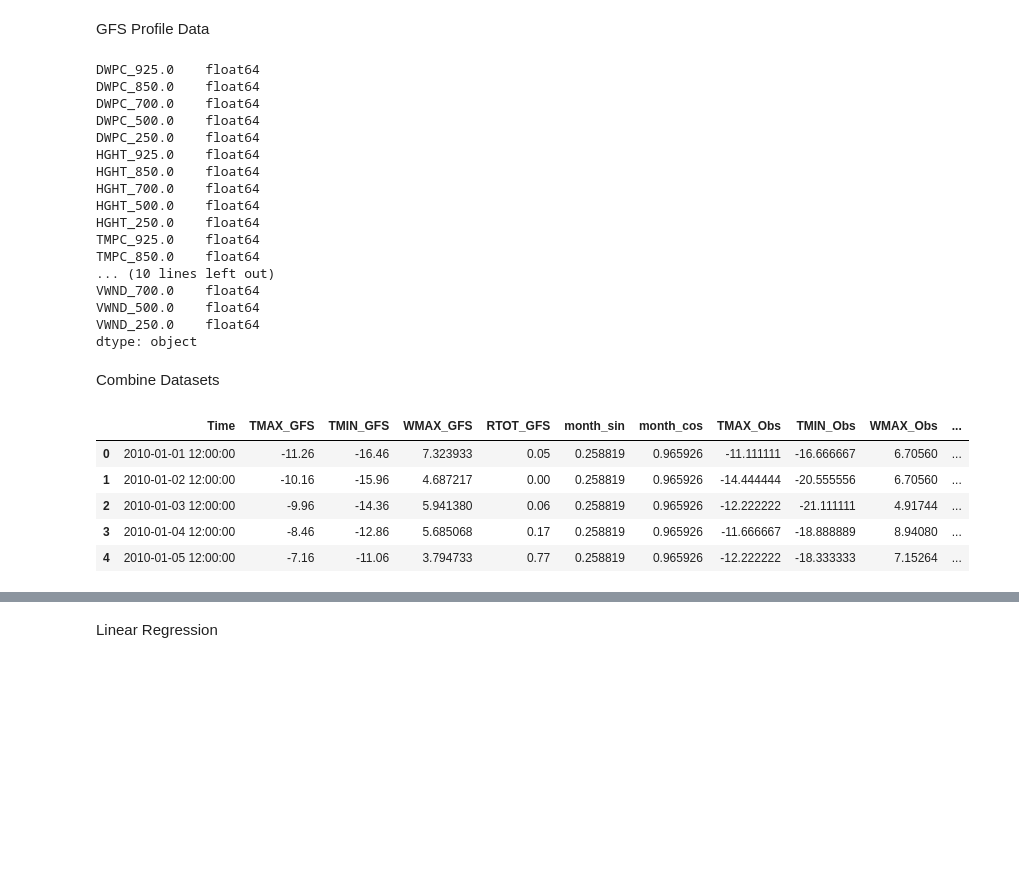
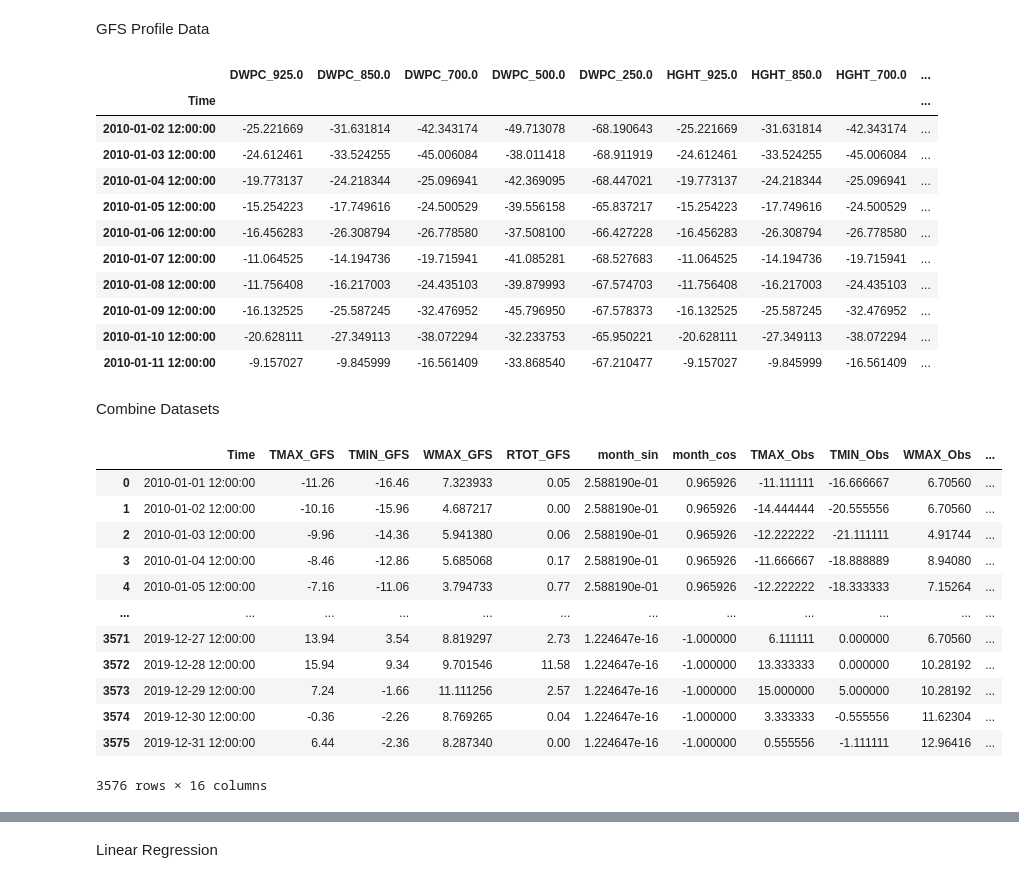
Before and after one commit to dfu2020/ATMS-597-SP-2020-Project-4, a Jupyter notebook: Project4_Joyce_v2.ipynb, the cells around one changed output, grey strips where cells are left out. Drawn from its saved outputs; the diff is of its cells as text; code cells hidden in the pictures; blank space fills up the shorter version.

```diff
--- a/Project4_Joyce_v2.ipynb
+++ b/Project4_Joyce_v2.ipynb
@@ -65,7 +77,7 @@ GFS_surface.head()
 # %% [markdown]
 GFS Profile Data
 # %%
-GFS_profile = pd.read_csv('GFS_profile.csv', index_col='Time', parse_dates=True)
+GFS_profile = pd.read_csv('GFS_profile_new.csv', index_col='Time', parse_dates=True)
 h=GFS_profile.DWPC.str.strip('[|]|,').values
 
 def extract_var_GFS_profile(var, level):
@@ -86,45 +98,50 @@ GFS_profile = GFS_profile.drop(GFS_profile_names, axis=1)
 GFS_profile = GFS_profile.drop('PRES', axis=1)
 GFS_profile.dropna(inplace=True)
 GFS_profile = GFS_profile.astype(float)
+
+GFS_profile.index = GFS_profile.index + pd.DateOffset(hours = -6)
+GFS_profile = GFS_profile.resample('24H').mean()
+GFS_profile.index = GFS_profile.index + pd.DateOffset(hours = 12)
+GFS_profile.head(10)
+# %% [output]
+|  | DWPC_925.0 | DWPC_850.0 | DWPC_700.0 | DWPC_500.0 | DWPC_250.0 | HGHT_925.0 | HGHT_850.0 | HGHT_700.0 | ... |
+| Time |  |  |  |  |  |  |  |  | ... |
+| 2010-01-02 12:00:00 | -25.221669 | -31.631814 | -42.343174 | -49.713078 | -68.190643 | -25.221669 | -31.631814 | -42.343174 | ... |
+| 2010-01-03 12:00:00 | -24.612461 | -33.524255 | -45.006084 | -38.011418 | -68.911919 | -24.612461 | -33.524255 | -45.006084 | ... |
+| 2010-01-04 12:00:00 | -19.773137 | -24.218344 | -25.096941 | -42.369095 | -68.447021 | -19.773137 | -24.218344 | -25.096941 | ... |
+| 2010-01-05 12:00:00 | -15.254223 | -17.749616 | -24.500529 | -39.556158 | -65.837217 | -15.254223 | -17.749616 | -24.500529 | ... |
+| 2010-01-06 12:00:00 | -16.456283 | -26.308794 | -26.778580 | -37.508100 | -66.427228 | -16.456283 | -26.308794 | -26.778580 | ... |
+| 2010-01-07 12:00:00 | -11.064525 | -14.194736 | -19.715941 | -41.085281 | -68.527683 | -11.064525 | -14.194736 | -19.715941 | ... |
+| 2010-01-08 12:00:00 | -11.756408 | -16.217003 | -24.435103 | -39.879993 | -67.574703 | -11.756408 | -16.217003 | -24.435103 | ... |
+| 2010-01-09 12:00:00 | -16.132525 | -25.587245 | -32.476952 | -45.796950 | -67.578373 | -16.132525 | -25.587245 | -32.476952 | ... |
+| 2010-01-10 12:00:00 | -20.628111 | -27.349113 | -38.072294 | -32.233753 | -65.950221 | -20.628111 | -27.349113 | -38.072294 | ... |
+| 2010-01-11 12:00:00 | -9.157027 | -9.845999 | -16.561409 | -33.868540 | -67.210477 | -9.157027 | -9.845999 | -16.561409 | ... |
-# %%
-GFS_profile.dtypes
-# %% [output]
-DWPC_925.0    float64
-DWPC_850.0    float64
-DWPC_700.0    float64
-DWPC_500.0    float64
-DWPC_250.0    float64
-HGHT_925.0    float64
-HGHT_850.0    float64
-HGHT_700.0    float64
-HGHT_500.0    float64
-HGHT_250.0    float64
-TMPC_925.0    float64
-TMPC_850.0    float64
-... (10 lines left out)
-VWND_700.0    float64
-VWND_500.0    float64
-VWND_250.0    float64
-dtype: object
 # %% [markdown]
 Combine Datasets
 # %%
 # Combine GFS daily and KCMI daily
 df1 = pd.merge(GFS_daily.reset_index(), KCMI_daily.reset_index(), on='Time', how='inner')
 df1.Time = pd.to_datetime(df1.Time)
 df1['Year'] = df1.Time.dt.year
 df1['D_TMAX'] = df1['TMAX_GFS']-df1['TMAX_Obs']
 df1['D_TMIN'] = df1['TMIN_GFS']-df1['TMIN_Obs']
 df1['D_WMAX'] = df1['WMAX_GFS']-df1['WMAX_Obs']
 df1['D_RTOT'] = df1['RTOT_GFS']-df1['RTOT_Obs']
-df1.head()
+df1
 # %% [output]
 |  | Time | TMAX_GFS | TMIN_GFS | WMAX_GFS | RTOT_GFS | month_sin | month_cos | TMAX_Obs | TMIN_Obs | WMAX_Obs | ... |
-| 0 | 2010-01-01 12:00:00 | -11.26 | -16.46 | 7.323933 | 0.05 | 0.258819 | 0.965926 | -11.111111 | -16.666667 | 6.70560 | ... |
-| 1 | 2010-01-02 12:00:00 | -10.16 | -15.96 | 4.687217 | 0.00 | 0.258819 | 0.965926 | -14.444444 | -20.555556 | 6.70560 | ... |
-| 2 | 2010-01-03 12:00:00 | -9.96 | -14.36 | 5.941380 | 0.06 | 0.258819 | 0.965926 | -12.222222 | -21.111111 | 4.91744 | ... |
-| 3 | 2010-01-04 12:00:00 | -8.46 | -12.86 | 5.685068 | 0.17 | 0.258819 | 0.965926 | -11.666667 | -18.888889 | 8.94080 | ... |
-| 4 | 2010-01-05 12:00:00 | -7.16 | -11.06 | 3.794733 | 0.77 | 0.258819 | 0.965926 | -12.222222 | -18.333333 | 7.15264 | ... |
+| 0 | 2010-01-01 12:00:00 | -11.26 | -16.46 | 7.323933 | 0.05 | 2.588190e-01 | 0.965926 | -11.111111 | -16.666667 | 6.70560 | ... |
+| 1 | 2010-01-02 12:00:00 | -10.16 | -15.96 | 4.687217 | 0.00 | 2.588190e-01 | 0.965926 | -14.444444 | -20.555556 | 6.70560 | ... |
+| 2 | 2010-01-03 12:00:00 | -9.96 | -14.36 | 5.941380 | 0.06 | 2.588190e-01 | 0.965926 | -12.222222 | -21.111111 | 4.91744 | ... |
+| 3 | 2010-01-04 12:00:00 | -8.46 | -12.86 | 5.685068 | 0.17 | 2.588190e-01 | 0.965926 | -11.666667 | -18.888889 | 8.94080 | ... |
+| 4 | 2010-01-05 12:00:00 | -7.16 | -11.06 | 3.794733 | 0.77 | 2.588190e-01 | 0.965926 | -12.222222 | -18.333333 | 7.15264 | ... |
+| ... | ... | ... | ... | ... | ... | ... | ... | ... | ... | ... | ... |
+| 3571 | 2019-12-27 12:00:00 | 13.94 | 3.54 | 8.819297 | 2.73 | 1.224647e-16 | -1.000000 | 6.111111 | 0.000000 | 6.70560 | ... |
+| 3572 | 2019-12-28 12:00:00 | 15.94 | 9.34 | 9.701546 | 11.58 | 1.224647e-16 | -1.000000 | 13.333333 | 0.000000 | 10.28192 | ... |
+| 3573 | 2019-12-29 12:00:00 | 7.24 | -1.66 | 11.111256 | 2.57 | 1.224647e-16 | -1.000000 | 15.000000 | 5.000000 | 10.28192 | ... |
+| 3574 | 2019-12-30 12:00:00 | -0.36 | -2.26 | 8.769265 | 0.04 | 1.224647e-16 | -1.000000 | 3.333333 | -0.555556 | 11.62304 | ... |
+| 3575 | 2019-12-31 12:00:00 | 6.44 | -2.36 | 8.287340 | 0.00 | 1.224647e-16 | -1.000000 | 0.555556 | -1.111111 | 12.96416 | ... |
+3576 rows × 16 columns
 # %%
 # Combine GFS Profile and GFS Surface
 df2 = pd.merge(GFS_surface.reset_index(), GFS_profile.reset_index(), on='Time', how='inner')
```
Also changed, not shown: parts of 12 cells of this notebook.
